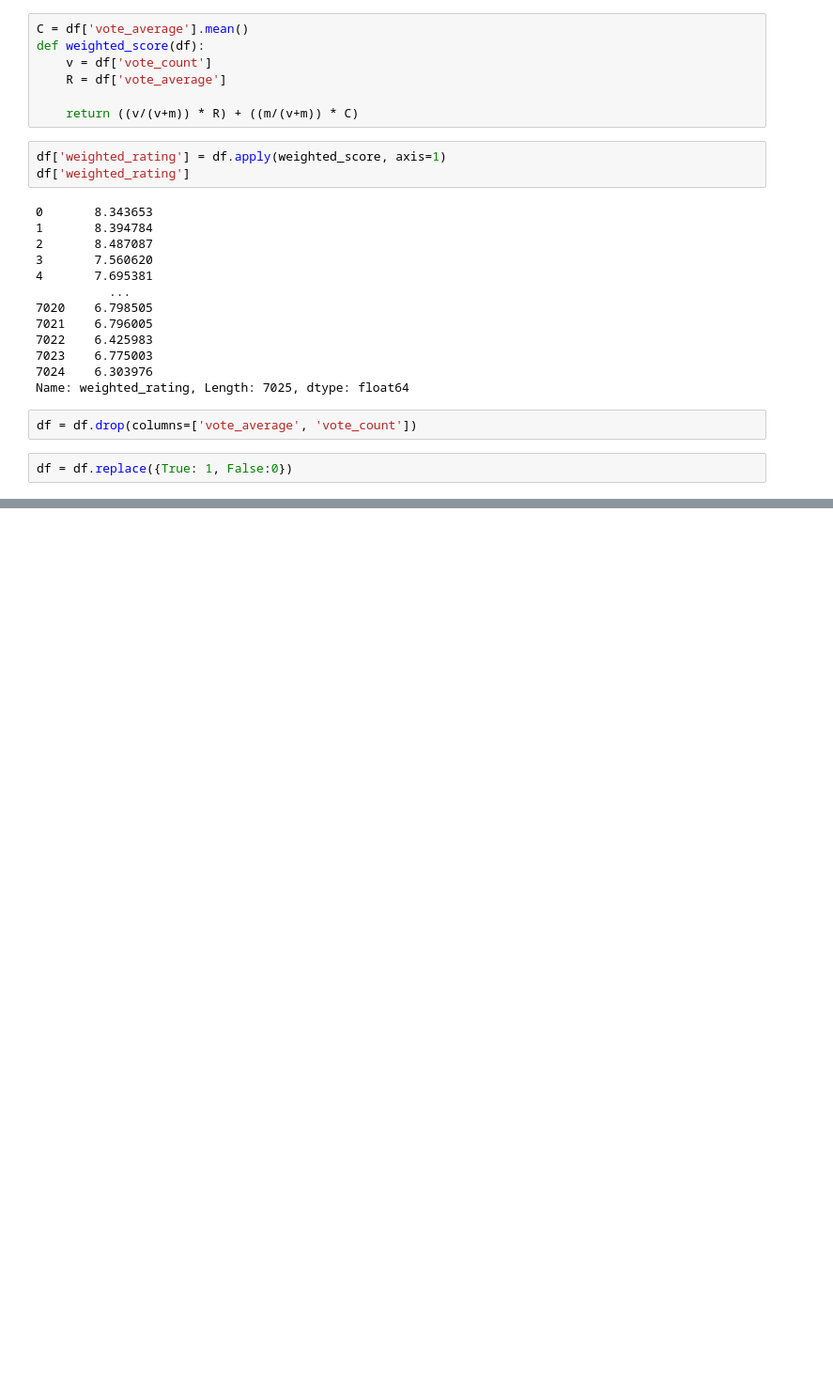
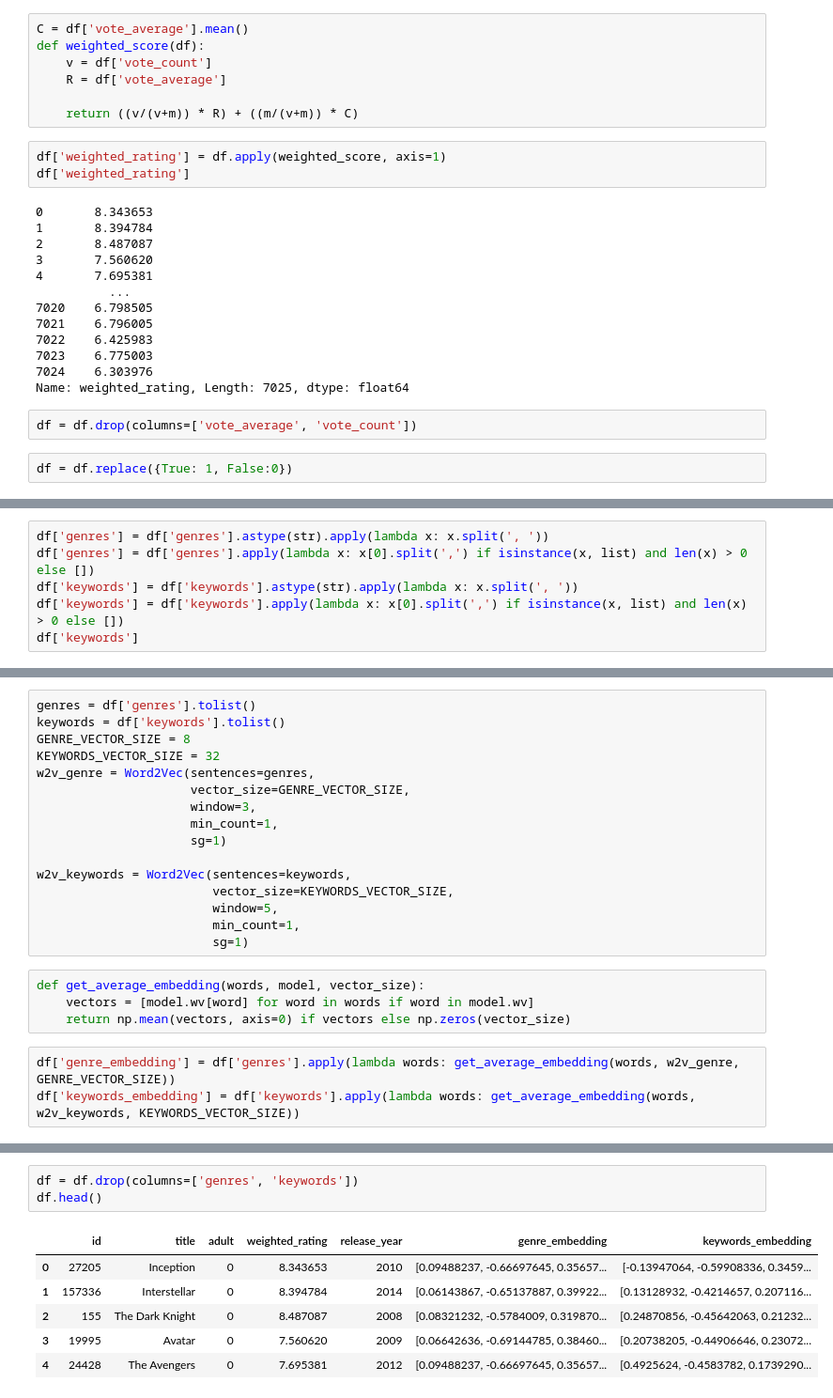
Before and after one commit to b-walls/movie_recommender, a Jupyter notebook: data_preparation.ipynb, the cells around one changed output, grey strips where cells are left out. Shown at 94% size. Drawn from its saved outputs; the diff is of its cells as text; blank space fills up the shorter version.

```diff
--- a/data_preparation.ipynb
+++ b/data_preparation.ipynb
@@ -159,0 +173,6 @@ df.head()
+# %%
+df['genres'] = df['genres'].astype(str).apply(lambda x: x.split(', '))
+df['genres'] = df['genres'].apply(lambda x: x[0].split(',') if isinstance(x, list) and len(x) > 0 else [])
+df['keywords'] = df['keywords'].astype(str).apply(lambda x: x.split(', '))
+df['keywords'] = df['keywords'].apply(lambda x: x[0].split(',') if isinstance(x, list) and len(x) > 0 else [])
+df['keywords']
@@ -159,0 +219,23 @@ df.head()
+# %%
+genres = df['genres'].tolist()
+keywords = df['keywords'].tolist()
+GENRE_VECTOR_SIZE = 8
+KEYWORDS_VECTOR_SIZE = 32
+w2v_genre = Word2Vec(sentences=genres,
+                     vector_size=GENRE_VECTOR_SIZE,
+                     window=3,
+                     min_count=1,
+                     sg=1)
+
+w2v_keywords = Word2Vec(sentences=keywords,
+                        vector_size=KEYWORDS_VECTOR_SIZE,
+                        window=5,
+                        min_count=1,
+                        sg=1)
+# %%
+def get_average_embedding(words, model, vector_size):
+    vectors = [model.wv[word] for word in words if word in model.wv]
+    return np.mean(vectors, axis=0) if vectors else np.zeros(vector_size)
+# %%
+df['genre_embedding'] = df['genres'].apply(lambda words: get_average_embedding(words, w2v_genre, GENRE_VECTOR_SIZE))
+df['keywords_embedding'] = df['keywords'].apply(lambda words: get_average_embedding(words, w2v_keywords, KEYWORDS_VECTOR_SIZE))
@@ -159,0 +272,10 @@ df.head()
+# %%
+df = df.drop(columns=['genres', 'keywords'])
+df.head()
+# %% [output]
+|  | id | title | adult | weighted_rating | release_year | genre_embedding | keywords_embedding |
+| 0 | 27205 | Inception | 0 | 8.343653 | 2010 | [0.09488237, -0.66697645, 0.35657... | [-0.13947064, -0.59908336, 0.3459... |
+| 1 | 157336 | Interstellar | 0 | 8.394784 | 2014 | [0.06143867, -0.65137887, 0.39922... | [0.13128932, -0.4214657, 0.207116... |
+| 2 | 155 | The Dark Knight | 0 | 8.487087 | 2008 | [0.08321232, -0.5784009, 0.319870... | [0.24870856, -0.45642063, 0.21232... |
+| 3 | 19995 | Avatar | 0 | 7.560620 | 2009 | [0.06642636, -0.69144785, 0.38460... | [0.20738205, -0.44906646, 0.23072... |
+| 4 | 24428 | The Avengers | 0 | 7.695381 | 2012 | [0.09488237, -0.66697645, 0.35657... | [0.4925624, -0.4583782, 0.1739290... |
```
Also changed, not shown: parts of 18 cells of this notebook, 1 other file.
